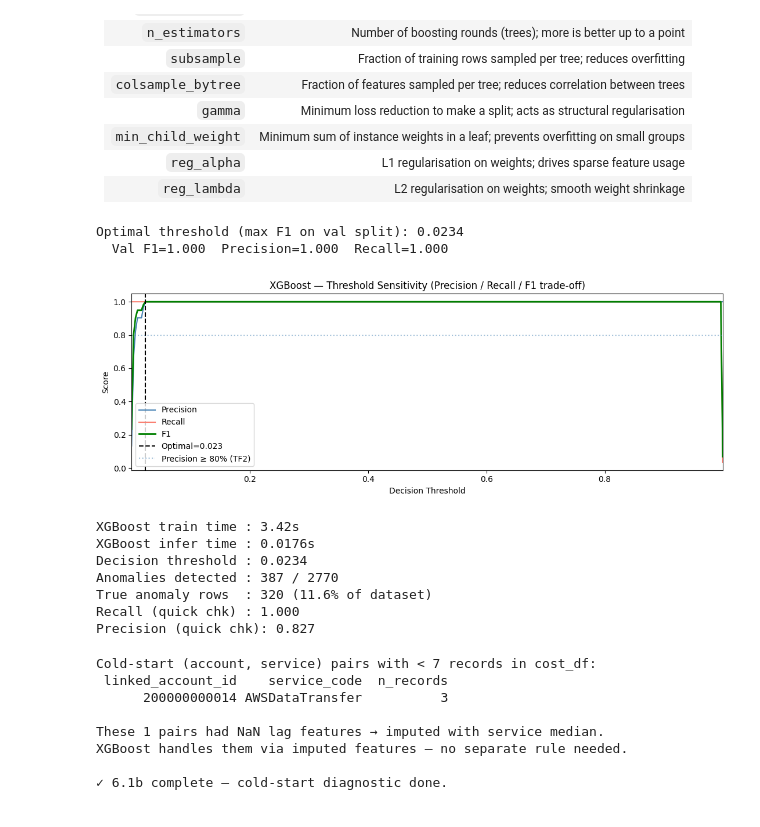
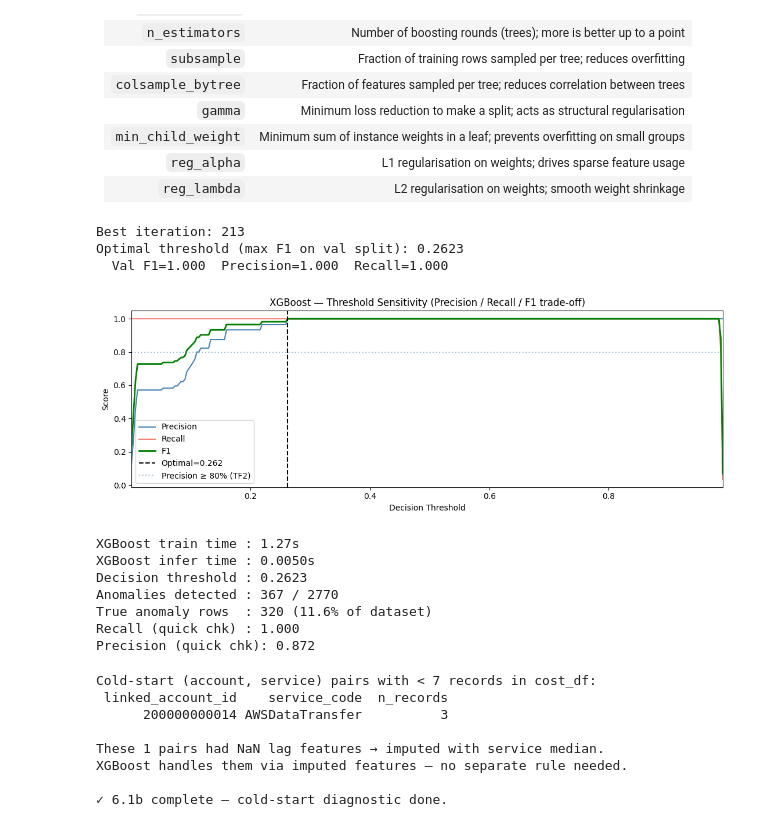
Before and after one commit to DangThao195/Capstone_Phase2_AI, a Jupyter notebook: anomaly_detection_pipeline.ipynb, the cells around one changed output. Saved outputs shown, nothing was run; the diff lists cells and outputs as text; code cells hidden in the pictures.

Commit message:
update anomaly detection with new gen data

```diff
--- a/anomaly_detection_pipeline.ipynb
+++ b/anomaly_detection_pipeline.ipynb
@@ -1015,9 +1213,23 @@ final_xgb = xgb.XGBClassifier(
     verbosity         = 0,
     **best_params,
 )
+# Use last 15% of data as eval set for early stopping
+# (still chronological — last split of walk-forward)
+_eval_size = int(len(X_fe) * 0.15)
+_X_eval = X_fe[-_eval_size:]
+_y_eval = y_fe[-_eval_size:]
+_X_fit  = X_fe[:-_eval_size]
+_y_fit  = y_fe[:-_eval_size]
+
 t0_xgb = time.time()
-final_xgb.fit(X_fe, y_fe)
+final_xgb.set_params(early_stopping_rounds=20)
+final_xgb.fit(
+    _X_fit, _y_fit,
+    eval_set=[(_X_eval, _y_eval)],
+    verbose=False,
+)
 xgb_train_time = time.time() - t0_xgb
+print(f"Best iteration: {final_xgb.best_iteration}")
 
 # ── Scores on full dataset ────────────────────────────────────────────────────
 t0_inf = time.time()
@@ -1050,42 +1262,43 @@ if len(np.unique(_val_labels)) > 1:
     fig, ax = plt.subplots(figsize=(11, 4))
     ax.plot(_thresholds, _precs, label="Precision", color="steelblue")
     ax.plot(_thresholds, _recs,  label="Recall",    color="salmon")
     ax.plot(_thresholds, _f1s,   label="F1",        color="green", linewidth=2)
     ax.axvline(threshold_xgb, linestyle="--", color="black", label=f"Optimal={threshold_xgb:.3f}")
     ax.axhline(0.80, linestyle=":", color="steelblue", alpha=0.5, label="Precision ≥ 80% (TF2)")
     ax.set_title("XGBoost — Threshold Sensitivity (Precision / Recall / F1 trade-off)")
     ax.set_xlabel("Decision Threshold")
     ax.set_ylabel("Score")
     ax.legend(loc="lower left")
     ax.set_xlim(_thresholds[0], _thresholds[-1])
     plt.tight_layout()
     plt.show()
 else:
     # Fallback if val split has only one class
     threshold_xgb = np.percentile(xgb_scores, 90)   # more permissive than 95
     print(f"Val split has single class — fallback threshold (90th pct): {threshold_xgb:.4f}")
 
 xgb_preds = (xgb_scores >= threshold_xgb).astype(int)
 
 print(f"XGBoost train time : {xgb_train_time:.2f}s")
 print(f"XGBoost infer time : {xgb_inf_time:.4f}s")
 print(f"Decision threshold : {threshold_xgb:.4f}")
 print(f"Anomalies detected : {xgb_preds.sum()} / {len(xgb_preds)}")
 if y_fe.sum() > 0:
     print(f"True anomaly rows  : {y_fe.sum()} ({y_fe.mean()*100:.1f}% of dataset)")
     print(f"Recall (quick chk) : {recall_score(y_fe, xgb_preds, zero_division=0):.3f}")
     print(f"Precision (quick chk): {precision_score(y_fe, xgb_preds, zero_division=0):.3f}")
 # %% [output]
-Optimal threshold (max F1 on val split): 0.0234
+Best iteration: 213
+Optimal threshold (max F1 on val split): 0.2623
   Val F1=1.000  Precision=1.000  Recall=1.000
-[figure, old version]
+[figure, new version]
-XGBoost train time : 3.42s
-XGBoost infer time : 0.0176s
-Decision threshold : 0.0234
-Anomalies detected : 387 / 2770
+XGBoost train time : 1.27s
+XGBoost infer time : 0.0050s
+Decision threshold : 0.2623
+Anomalies detected : 367 / 2770
 True anomaly rows  : 320 (11.6% of dataset)
 Recall (quick chk) : 1.000
-Precision (quick chk): 0.827
+Precision (quick chk): 0.872
 # %%
 # ── 6.1b  Cold-Start Diagnostic ──────────────────────────────────────────────
 # The SPIKE_K = 3× median hardcoded rule has been removed.
```
Also changed, not shown: parts of 22 cells of this notebook, 8 other files.
